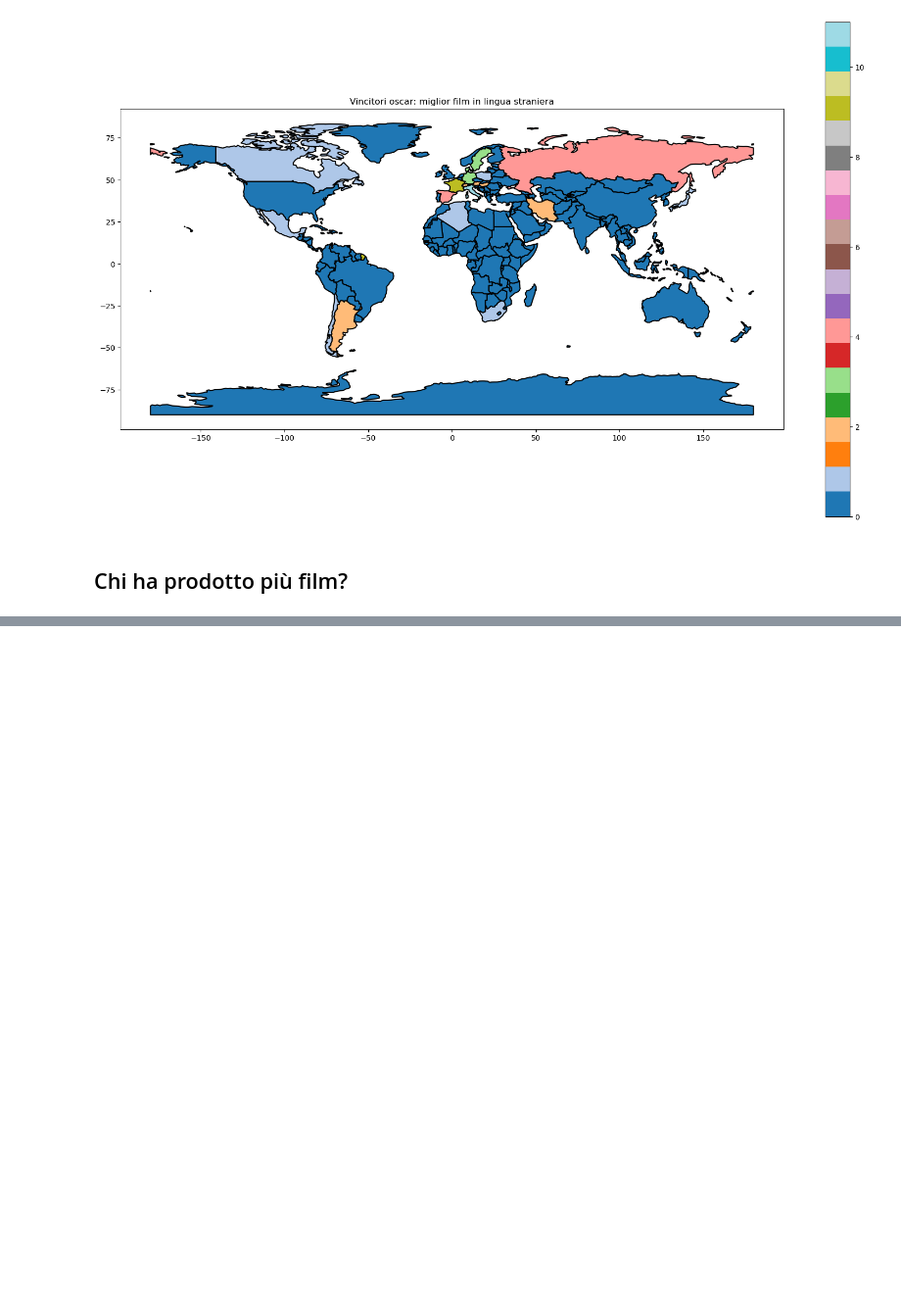
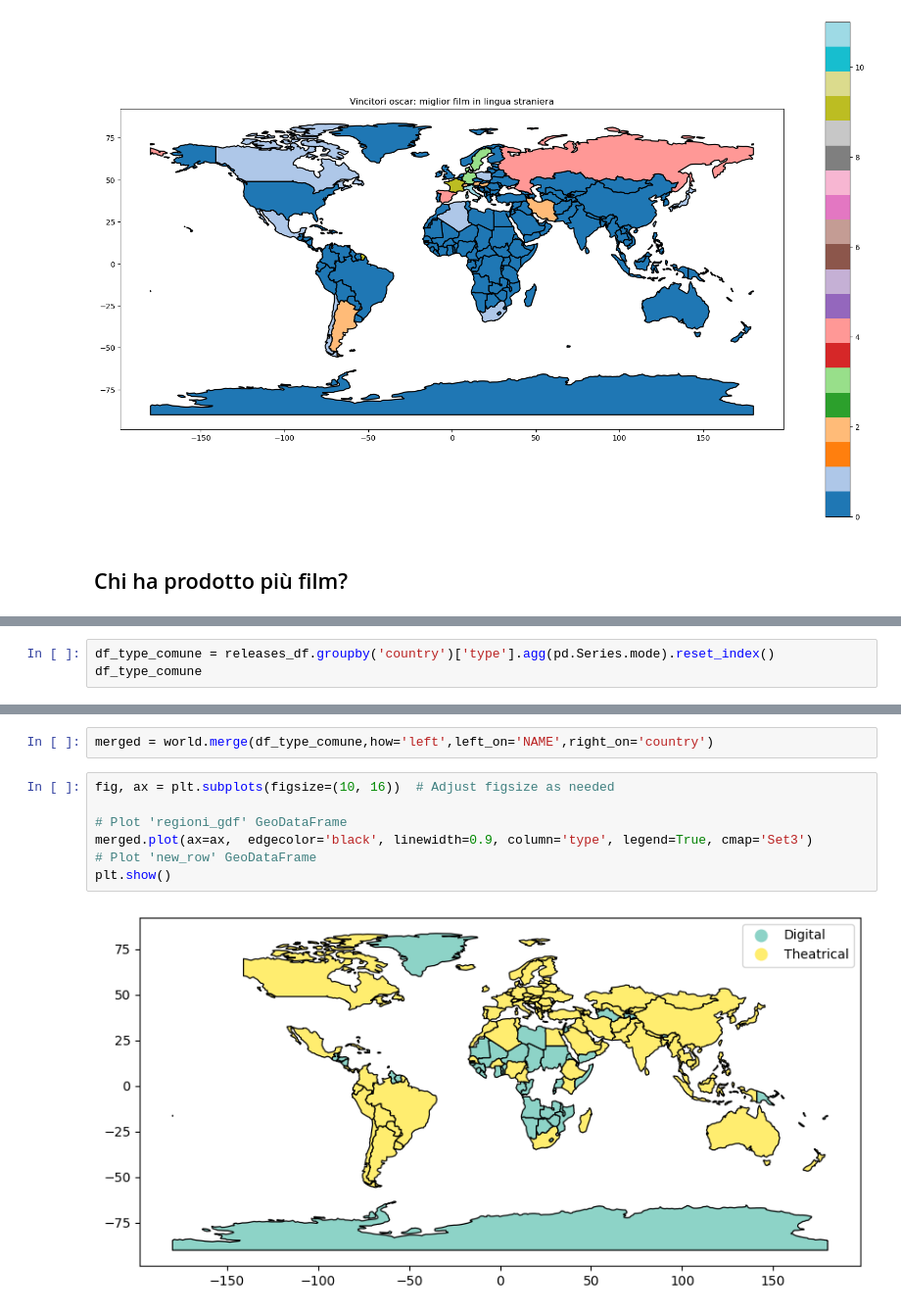
Before and after one commit to RasoFederico/ProgettoIUM-TWEB, a Jupyter notebook: Progetto_IUM/ProgettoIUM.ipynb, the cells around one changed output, grey strips where cells are left out. Shown: that part at 98% size. Saved outputs shown, nothing was run; the diff lists cells and outputs as text; blank space fills up the shorter version.

Commit message:
releases type

```diff
--- a/Progetto_IUM/ProgettoIUM.ipynb
+++ b/Progetto_IUM/ProgettoIUM.ipynb
@@ -161,0 +181,3 @@ plt.show()
+# %%
+df_type_comune = releases_df.groupby('country')['type'].agg(pd.Series.mode).reset_index()
+df_type_comune
@@ -161,0 +198,11 @@ plt.show()
+# %%
+merged = world.merge(df_type_comune,how='left',left_on='NAME',right_on='country')
+# %%
+fig, ax = plt.subplots(figsize=(10, 16))  # Adjust figsize as needed
+
+# Plot 'regioni_gdf' GeoDataFrame
+merged.plot(ax=ax,  edgecolor='black', linewidth=0.9, column='type', legend=True, cmap='Set3')
+# Plot 'new_row' GeoDataFrame
+plt.show()
+# %% [output]
+[figure, added]
```
Also changed, not shown: parts of 8 cells of this notebook.
